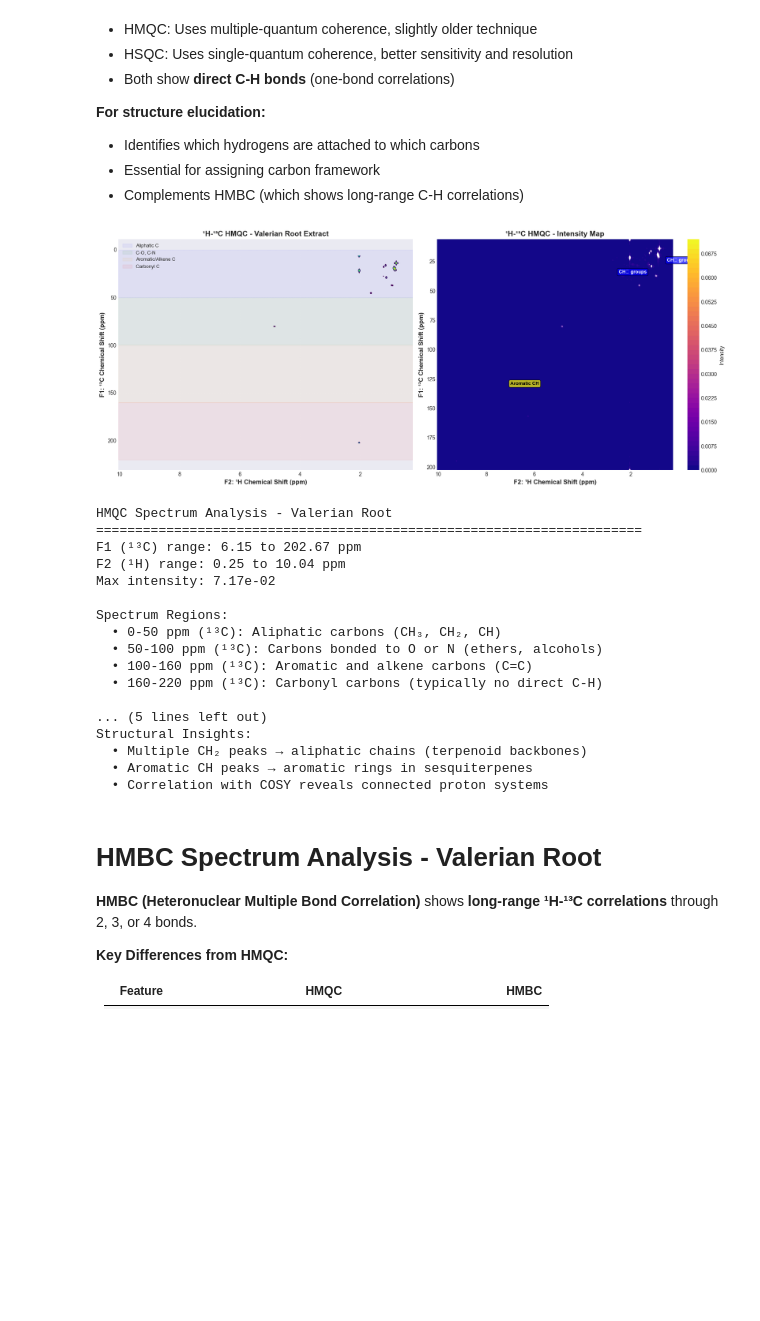
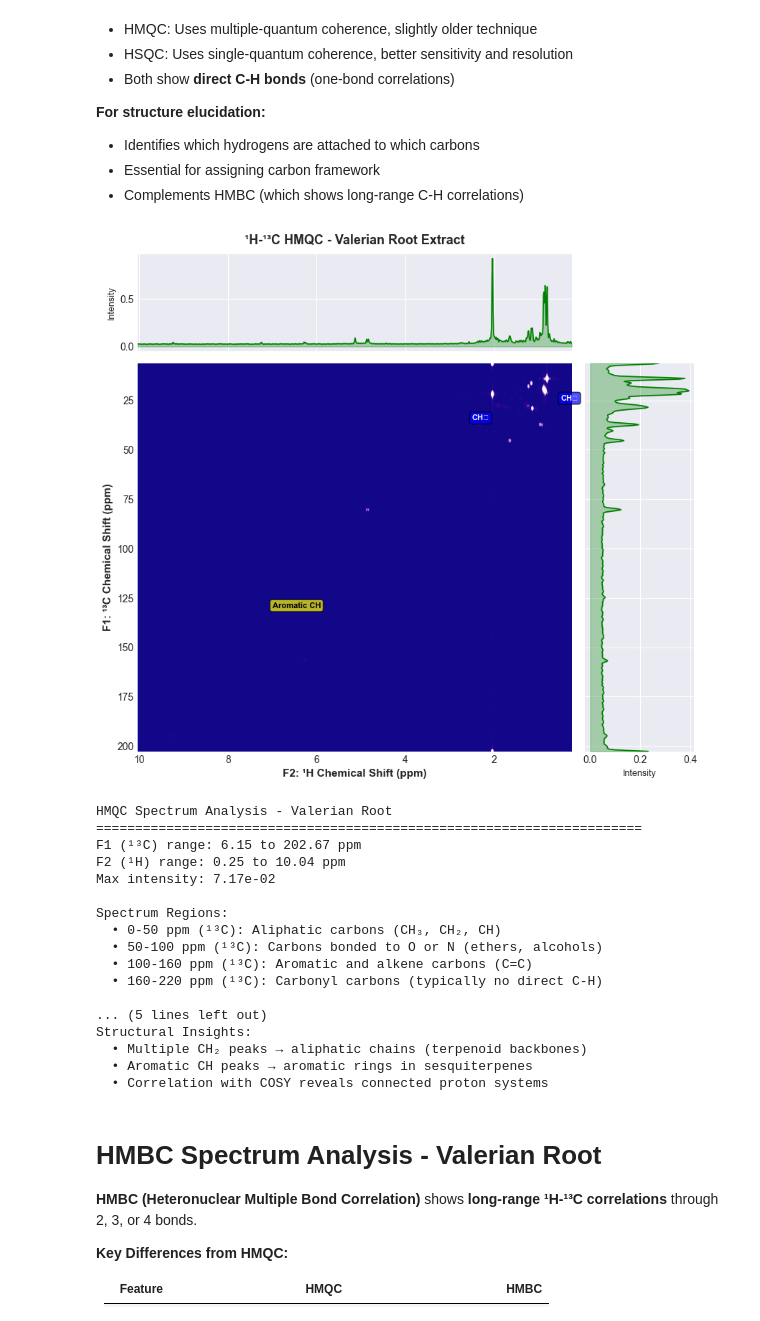
Before and after one commit to Quintinlf/NMR-Project, a Jupyter notebook: fall_semester_2025/2D_nmr.ipynb, the cells around one changed output. Cells and saved outputs as stored; diff of their text form; code cells hidden in the pictures; blank space fills up the shorter version.

```diff
--- a/fall_semester_2025/2D_nmr.ipynb
+++ b/fall_semester_2025/2D_nmr.ipynb
@@ -706,81 +708,81 @@ Interpretation Tips:
 - Essential for assigning carbon framework
 - Complements HMBC (which shows long-range C-H correlations)
 # %%
-# Plot HMQC spectrum from real Valerian data
+# Plot HMQC spectrum from real Valerian data with projections
 
-fig, axes = plt.subplots(1, 2, figsize=(17, 7))
+# Create figure with GridSpec for projections
+fig = plt.figure(figsize=(10, 9))
+gs = fig.add_gridspec(2, 2, width_ratios=[4, 1], height_ratios=[1, 4],
+                      hspace=0.05, wspace=0.05)
 
-# Left: Full HMQC spectrum
-ax1 = axes[0]
+# Main 2D plot
+ax_main = fig.add_subplot(gs[1, 0])
+
 max_intensity_hmqc = hmqc_data['intensity_grid'].max()
 levels_hmqc = np.linspace(max_intensity_hmqc * 0.08, max_intensity_hmqc * 0.9, 30)
 
-contour1 = ax1.contour(hmqc_data['f2_grid'], hmqc_data['f1_grid'],
-                       hmqc_data['intensity_grid'],
-                       levels=levels_hmqc, cmap='viridis', linewidths=1.3)
+# Plot contours
+contourf = ax_main.contourf(hmqc_data['f2_grid'], hmqc_data['f1_grid'],
+                            hmqc_data['intensity_grid'],
+                            levels=50, cmap='plasma')
+ax_main.contour(hmqc_data['f2_grid'], hmqc_data['f1_grid'],
+               hmqc_data['intensity_grid'],
+               levels=levels_hmqc, colors='white', linewidths=0.8, alpha=0.5)
 
-ax1.set_xlabel('F2: ¹H Chemical Shift (ppm)', fontsize=12, fontweight='bold')
-ax1.set_ylabel('F1: ¹³C Chemical Shift (ppm)', fontsize=12, fontweight='bold')
-ax1.set_title('¹H-¹³C HMQC - Valerian Root Extract', fontsize=14, fontweight='bold')
-ax1.invert_xaxis()
-ax1.invert_yaxis()
-ax1.grid(True, alpha=0.3, linestyle=':')
-
-# Add region labels for carbon types
-ax1.axhspan(0, 50, alpha=0.05, color='blue', label='Aliphatic C')
-ax1.axhspan(50, 100, alpha=0.05, color='green', label='C-O, C-N')
-ax1.axhspan(100, 160, alpha=0.05, color='orange', label='Aromatic/Alkene C')
-ax1.axhspan(160, 220, alpha=0.05, color='red', label='Carbonyl C')
-ax1.legend(fontsize=9, loc='upper left')
-
-# Right: Zoomed view of key regions
-ax2 = axes[1]
-contourf = ax2.contourf(hmqc_data['f2_grid'], hmqc_data['f1_grid'],
-                        hmqc_data['intensity_grid'],
-                        levels=50, cmap='plasma')
-ax2.contour(hmqc_data['f2_grid'], hmqc_data['f1_grid'],
-            hmqc_data['intensity_grid'],
-            levels=levels_hmqc, colors='white', linewidths=0.8, alpha=0.5)
-
-ax2.set_xlabel('F2: ¹H Chemical Shift (ppm)', fontsize=12, fontweight='bold')
-ax2.set_ylabel('F1: ¹³C Chemical Shift (ppm)', fontsize=12, fontweight='bold')
-ax2.set_title('¹H-¹³C HMQC - Intensity Map', fontsize=14, fontweight='bold')
-ax2.invert_xaxis()
-ax2.invert_yaxis()
-cbar = plt.colorbar(contourf, ax=ax2, label='Intensity')
+ax_main.set_xlabel('F2: ¹H Chemical Shift (ppm)', fontsize=11, fontweight='bold')
+ax_main.set_ylabel('F1: ¹³C Chemical Shift (ppm)', fontsize=11, fontweight='bold')
+ax_main.invert_xaxis()
+ax_main.invert_yaxis()
 
 # Annotate key regions
-ax2.text(0.5, 25, 'CH₃ groups', fontsize=9, color='white', fontweight='bold',
-         bbox=dict(boxstyle='round', facecolor='blue', alpha=0.7))
-ax2.text(2.5, 35, 'CH₂ groups', fontsize=9, color='white', fontweight='bold',
-         bbox=dict(boxstyle='round', facecolor='blue', alpha=0.7))
-ax2.text(7.0, 130, 'Aromatic CH', fontsize=9, color='black', fontweight='bold',
-         bbox=dict(boxstyle='round', facecolor='yellow', alpha=0.7))
+ax_main.text(0.5, 25, 'CH₃', fontsize=8, color='white', fontweight='bold',
+            bbox=dict(boxstyle='round', facecolor='blue', alpha=0.7))
+ax_main.text(2.5, 35, 'CH₂', fontsize=8, color='white', fontweight='bold',
+            bbox=dict(boxstyle='round', facecolor='blue', alpha=0.7))
+ax_main.text(7.0, 130, 'Aromatic CH', fontsize=8, color='black', fontweight='bold',
+            bbox=dict(boxstyle='round', facecolor='yellow', alpha=0.7))
+
+# Top projection (F2 - ¹H dimension)
+ax_top = fig.add_subplot(gs[0, 0], sharex=ax_main)
+f2_projection = np.sum(hmqc_data['intensity_grid'], axis=0)
+ax_top.plot(hmqc_data['f2'], f2_projection, 'g-', linewidth=1.2)
+ax_top.fill_between(hmqc_data['f2'], f2_projection, alpha=0.3, color='green')
+ax_top.set_ylabel('Intensity', fontsize=9)
+ax_top.tick_params(labelbottom=False)
+ax_top.set_title('¹H-¹³C HMQC - Valerian Root Extract', fontsize=13, fontweight='bold', pad=10)
+
+# Right projection (F1 - ¹³C dimension)
+ax_right = fig.add_subplot(gs[1, 1], sharey=ax_main)
+f1_projection = np.sum(hmqc_data['intensity_grid'], axis=1)
+ax_right.plot(f1_projection, hmqc_data['f1'], 'g-', linewidth=1.2)
+ax_right.fill_betweenx(hmqc_data['f1'], f1_projection, alpha=0.3, color='green')
+ax_right.set_xlabel('Intensity', fontsize=9)
+ax_right.tick_params(labelleft=False)
 
 plt.tight_layout()
 plt.show()
 
 # Analysis summary
 print("HMQC Spectrum Analysis - Valerian Root")
 print("=" * 70)
 print(f"F1 (¹³C) range: {hmqc_data['f1'].min():.2f} to {hmqc_data['f1'].max():.2f} ppm")
 print(f"F2 (¹H) range: {hmqc_data['f2'].min():.2f} to {hmqc_data['f2'].max():.2f} ppm")
 print(f"Max intensity: {max_intensity_hmqc:.2e}")
 print("\nSpectrum Regions:")
 print("  • 0-50 ppm (¹³C): Aliphatic carbons (CH₃, CH₂, CH)")
 print("  • 50-100 ppm (¹³C): Carbons bonded to O or N (ethers, alcohols)")
 print("  • 100-160 ppm (¹³C): Aromatic and alkene carbons (C=C)")
 print("  • 160-220 ppm (¹³C): Carbonyl carbons (typically no direct C-H)")
 print("\nKey Information:")
 print("  • Each cross peak = one direct C-H bond (¹JCH ~ 125-250 Hz)")
 print("  • Peak position reveals both C and H chemical environments")
 print("  • Essential for carbon skeleton assignment")
 print("\nStructural Insights:")
 print("  • Multiple CH₂ peaks → aliphatic chains (terpenoid backbones)")
 print("  • Aromatic CH peaks → aromatic rings in sesquiterpenes")
 print("  • Correlation with COSY reveals connected proton systems")
 # %% [output]
-[figure, old version]
+[figure, new version]
 HMQC Spectrum Analysis - Valerian Root
 ======================================================================
 F1 (¹³C) range: 6.15 to 202.67 ppm
```
Also changed, not shown: parts of 2 cells of this notebook.
